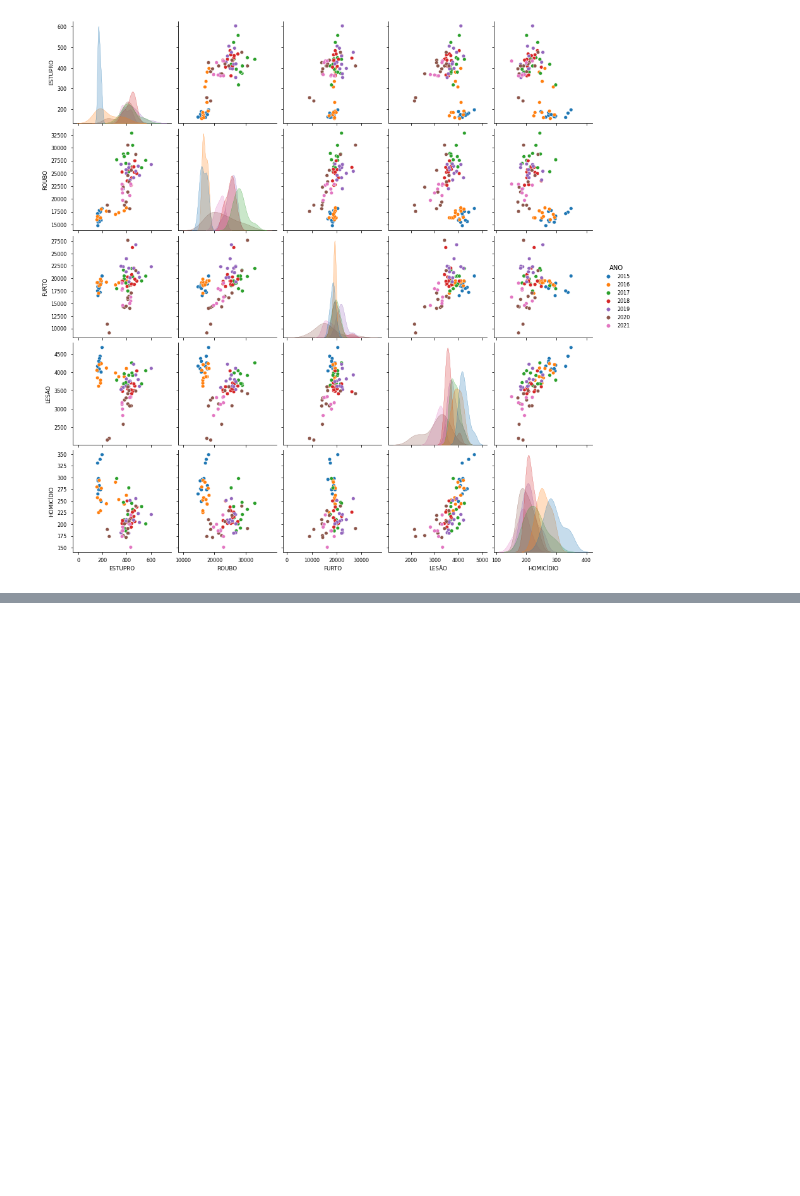
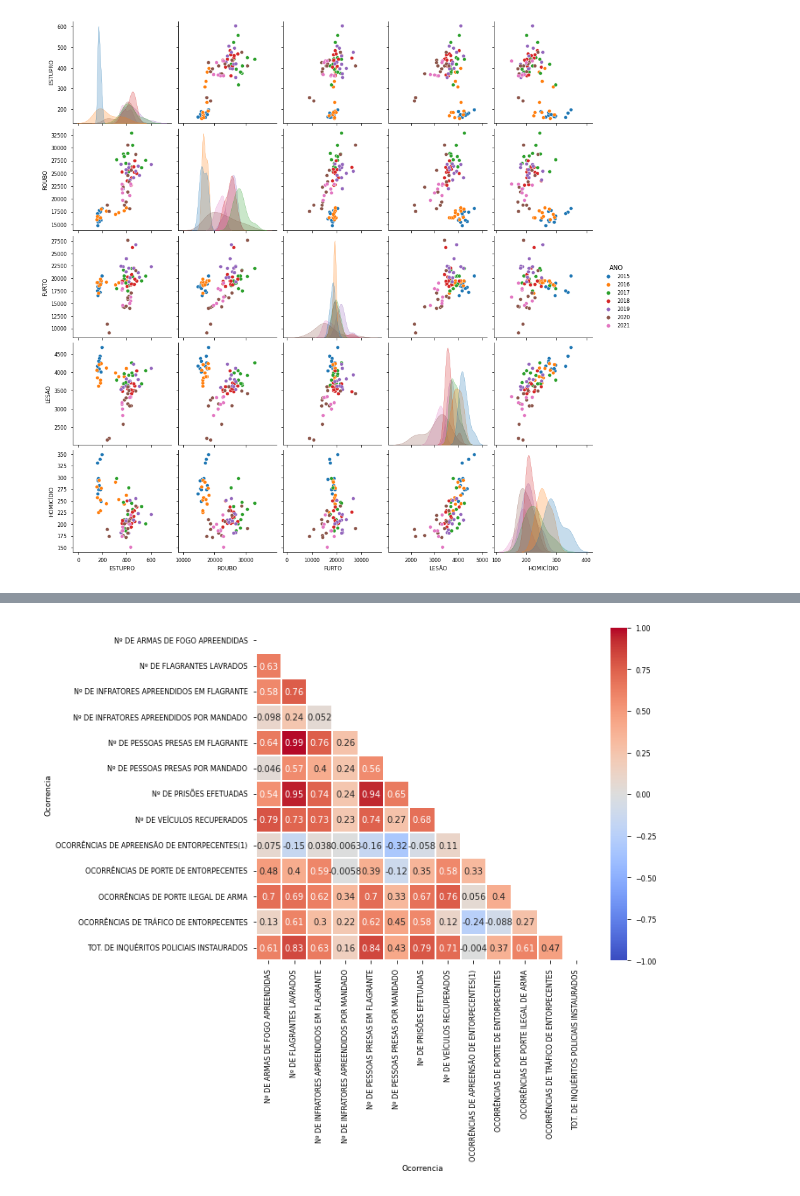
Before and after one commit to Carne-de-Pescoco/regression_course, a Jupyter notebook: notebooks/01-data_understanding-crimes.ipynb, the cells around one changed output, grey strips where cells are left out. Saved outputs shown, nothing was run; the diff lists cells and outputs as text; code cells hidden in the pictures; blank space fills up the shorter version.

Commit message:
🚧 WIP: Iniciada a criação de um modelo de regressão linear de produtividade policial e roubo.

```diff
--- a/notebooks/01-data_understanding-crimes.ipynb
+++ b/notebooks/01-data_understanding-crimes.ipynb
@@ -134,0 +145,10 @@ sns.heatmap(corr, mask=mask, cmap=cmap, square=True, linewidths=.05, vmin=0, vma
+# %%
+# Criando df_produtividade_policial, que possui somente os atributos de ações policiais.
+
+df_produtividade_policial = df[[
+    'ANO', 'MES', 'Nº DE ARMAS DE FOGO APREENDIDAS', 'Nº DE FLAGRANTES LAVRADOS', 'Nº DE INFRATORES APREENDIDOS EM FLAGRANTE',
+    'Nº DE INFRATORES APREENDIDOS POR MANDADO', 'Nº DE PESSOAS PRESAS EM FLAGRANTE', 'Nº DE PESSOAS PRESAS POR MANDADO',
+    'Nº DE PRISÕES EFETUADAS', 'Nº DE VEÍCULOS RECUPERADOS', 'OCORRÊNCIAS DE APREENSÃO DE ENTORPECENTES(1)','OCORRÊNCIAS DE PORTE DE ENTORPECENTES',
+    'OCORRÊNCIAS DE PORTE ILEGAL DE ARMA', 'OCORRÊNCIAS DE TRÁFICO DE ENTORPECENTES', 'TOT. DE INQUÉRITOS POLICIAIS INSTAURADOS',]]
+
+df_produtividade_policial.head()
@@ -134,0 +162,12 @@ sns.heatmap(corr, mask=mask, cmap=cmap, square=True, linewidths=.05, vmin=0, vma
+# %%
+corr = df_produtividade_policial.corr(method='pearson')
+
+mask = np.triu(np.ones_like(corr, dtype=bool))
+
+fig, ax = plt.subplots(figsize=(9, 7))
+
+cmap = sns.color_palette("coolwarm", as_cmap=True)
+
+sns.heatmap(corr, mask=mask, cmap=cmap, square=True, linewidths=.05, vmin=-1, vmax=1, annot=True);
+# %% [output]
+[figure, added]
```
Also changed, not shown: parts of 13 cells of this notebook, 1 other file.
